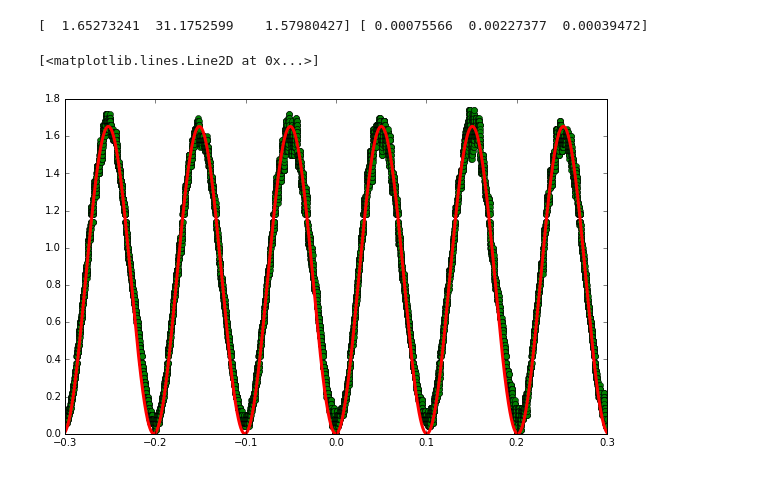
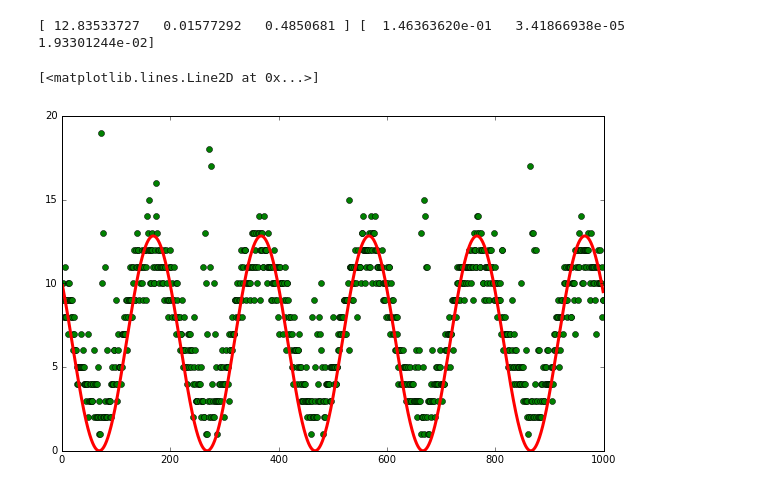
Before and after one commit to sadeus/perfilador_soma, a Jupyter notebook: polarimetro/mediciones/polarimetro.ipynb, the cells around one changed output. Saved outputs shown, nothing was run; the diff lists cells and outputs as text; code cells hidden in the pictures.

```diff
--- a/polarimetro/mediciones/polarimetro.ipynb
+++ b/polarimetro/mediciones/polarimetro.ipynb
@@ -11,39 +11,43 @@ plt.rcParams['lines.linewidth'] = 3
 def _get_freq(T,V):
     fft = np.fft.rfft(V)
     freq = np.fft.rfftfreq(len(T), d = np.diff(T)[0])
 
     #Elimino el máximo inicial, que es un artefácto del algoritmo
     freq = freq[1:]
     fft = np.abs(fft[1:])
 
     #Obtengo el valor máximo, que va a ser la fundamental de la señal
     max_fft = fft == fft.max()
 
     #Ploteo de debuggeo
 
-    plt.plot(freq[freq < 15], fft[freq < 15],"bo-")
-    plt.plot(freq[max_fft], fft[max_fft],"ro")
+    #plt.plot(freq[freq < 15], fft[freq < 15],"bo-")
+    #plt.plot(freq[max_fft], fft[max_fft],"ro")
 
     #Devuelvo la frecuencia, como float
     return freq[max_fft][0]
 
 
 
-A = pd.read_csv("./pol_fibra_sin_ruido.csv", sep=",", comment="#").values
+A = pd.read_csv("./azul/pol_fibra_azul_baja_p_4.csv", sep=",", comment="#").values
 
-A[:,1] -= A[:,1].min()
+A = A[A[:,0] < 1000]
+
+#A[:,1] -= A[:,1].min()
+ind = A[:,1] < 20
+
 
 f = lambda x, A, w, f: A * np.cos(w * x + f)**2
-beta0 = [A[:,1].max(), 30, np.pi/2]
+beta0 = [10, 3 * _get_freq(A[:,0],A[:,1]), np.pi/2]
 
-plt.plot(A[:,0],A[:,1],"go")
+plt.plot(A[ind,0],A[ind,1],"go")
 
-p, cov = sp.optimize.curve_fit(f, A[:,0], A[:,1], p0 = beta0)
+p, cov = sp.optimize.curve_fit(f, A[ind,0], A[ind,1], p0 = beta0)
 print(p, np.sqrt(np.diag(cov)))
 
 t = np.linspace(A[:,0].min(), A[:,0].max(), 10000)
 plt.plot(t, f(t, *p), "r-")
 # %% [output]
-[  1.65273241  31.1752599    1.57980427] [ 0.00075566  0.00227377  0.00039472]
+[ 12.83533727   0.01577292   0.4850681 ] [  1.46363620e-01   3.41866938e-05   1.93301244e-02]
 [<matplotlib.lines.Line2D at 0x...>]
-[figure, old version]
+[figure, new version]
```
Also changed, not shown: parts of 2 cells of this notebook, 24 other files.
